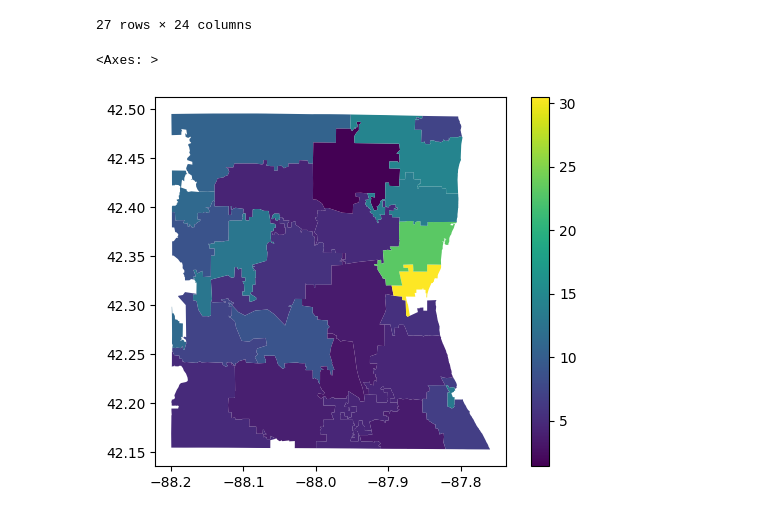
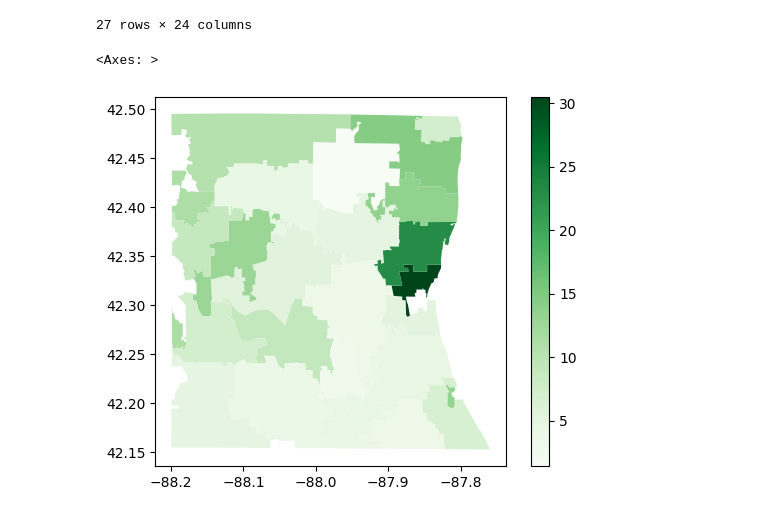
Before and after one commit to malh718/datasci_7_geospatial, a Jupyter notebook: geospatial.ipynb, the cells around one changed output. Cells and saved outputs as stored; diff of their text form; code cells hidden in the pictures.

```diff
--- a/geospatial.ipynb
+++ b/geospatial.ipynb
@@ -481,7 +489,7 @@ ca2
 | 26 | 27 | 60041 | 8655.0 | 85.600000 | 0.700000 | 0.800000 | 10.500000 | 9.5 | 7.4 | ... |
 27 rows × 24 columns
 # %%
- ca2.plot("Poverty", legend= True)
+ ca2.plot("Poverty", 'Greens',legend= True)
 # %% [output]
 <Axes: >
-[figure, old version]
+[figure, new version]
```
Also changed, not shown: parts of 8 cells of this notebook.
